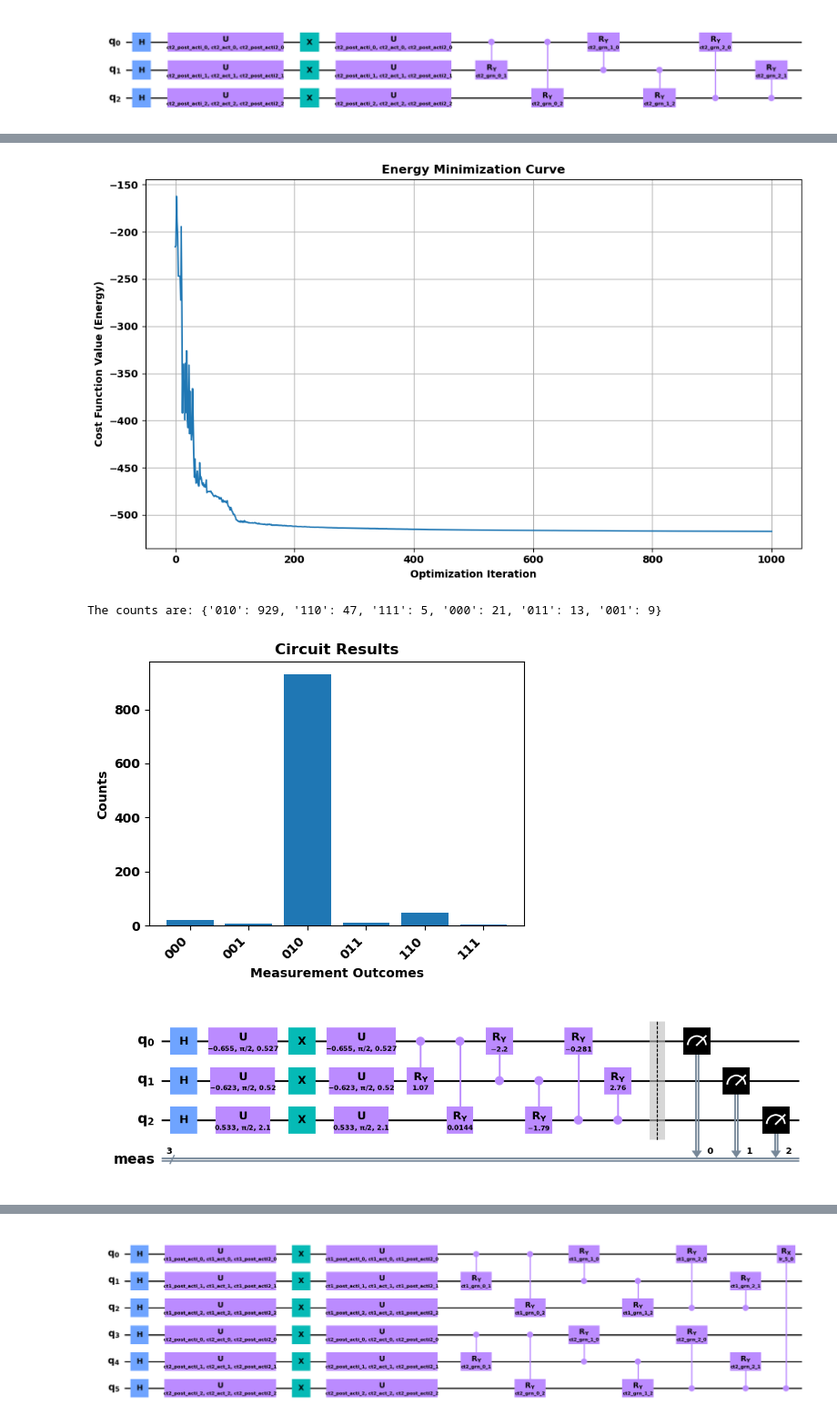
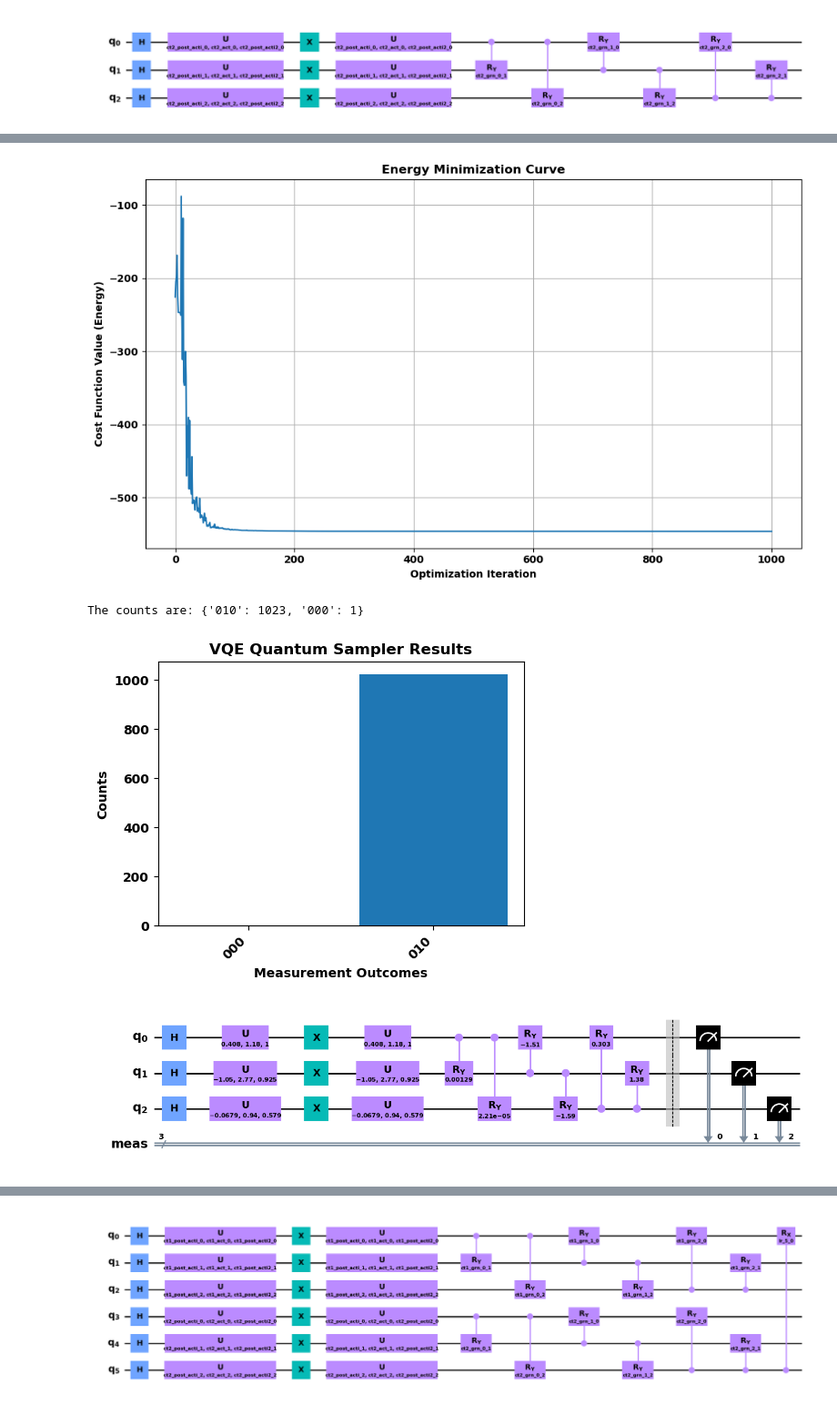
Before and after one commit to cailab-tamu/QuantumXCT, a Jupyter notebook: python/cc_grn_opt_1link.ipynb, the cells around one changed output, grey strips where cells are left out. Shown at 91% size. Saved outputs shown, nothing was run; the diff lists cells and outputs as text; code cells hidden in the pictures.

```diff
--- a/python/cc_grn_opt_1link.ipynb
+++ b/python/cc_grn_opt_1link.ipynb
@@ -10,17 +10,17 @@ sc.pp.normalize_total(adata, target_sum=1e4) # You can adjust target_sum # Seems
 sc.pp.log1p(adata)
 # %%
 # Extract source and receiver genes efficiently
-gl_source = ['TGFBR2', 'SMAD3', 'HIF1A', 'PDGFB'] # All values from the first column
+#gl_source = ['TGFBR2', 'SMAD3', 'HIF1A', 'PDGFB'] # All values from the first column
+#gl_recv =['PDGFRB', 'FN1', 'TGFB1']  # All values from the second column
+
+gl_source = ['TGFBR2', 'HIF1A', 'PDGFB'] # All values from the first column
 gl_recv =['PDGFRB', 'FN1', 'TGFB1']  # All values from the second column
-
-#gl_source = ['TGFBR2', 'HIF1A', 'PDGFB'] # All values from the first column
-#gl_recv =['PDGFRB', 'FN1', 'TGFB1']  # All values from the second column
 
 #gl_source = ['TGFBR2', 'PDGFB'] # All values from the first column
 #gl_recv =['PDGFRB', 'TGFB1']  # All values from the second column
 
 np.random.seed(42)
-pi_mul = np.pi/2
+pi_mul = np.pi*2/4
 # %%
 ict1 = adata.obs["BatchID"] == "Cancer Cells (Co)"
 ict2 = adata.obs["BatchID"] == "Fibroblasts (Co)"
@@ -261,8 +260,6 @@ ansatz_grn_ct2_mo.draw(output="mpl", style="clifford", fold=40)
 # %% [output]
 [figure]
 # %%
-min_ones = 0
-
 result_interaction_bfgs, optimized_full_params_ct1_co, cost_values = vqe_solver(
     joint_counts_ct1_co,
     ansatz_grn_ct1_co, # Renamed from 'cirquit' for common convention
@@ -281,7 +278,7 @@ plt.title("Energy Minimization Curve")
 plt.grid(True)
 plt.tight_layout()
 plt.show()
-counts, bound_circuit = evaluate_and_plot_ansatz(ansatz_grn_ct1_co, optimized_full_params_ct1_co, shots=1024, title="Circuit Results")
+counts, bound_circuit = evaluate_and_plot_ansatz(ansatz_grn_ct1_co, optimized_full_params_ct1_co, shots=1024)
 bound_circuit.draw(output="mpl", style="clifford", fold=40)  # Show the circuit plot
 # %% [output]
 Interaction observable CT from histogram: SparsePauliOp(['III', 'IIZ', 'IZI', 'IZZ', 'ZII', 'ZIZ', 'ZZI', 'ZZZ'],
@@ -304,5 +301,5 @@ Iteration 100: Current cost: -501.56439241553903
-[figure, old version]
+[figure, new version]
-The counts are: {'010': 929, '110': 47, '111': 5, '000': 21, '011': 13, '001': 9}
+The counts are: {'010': 1023, '000': 1}
-[figure, old version]
+[figure, new version]
-[figure, old version]
+[figure, new version]
 # %%
```
Also changed, not shown: parts of 20 cells of this notebook, 2 other files.
